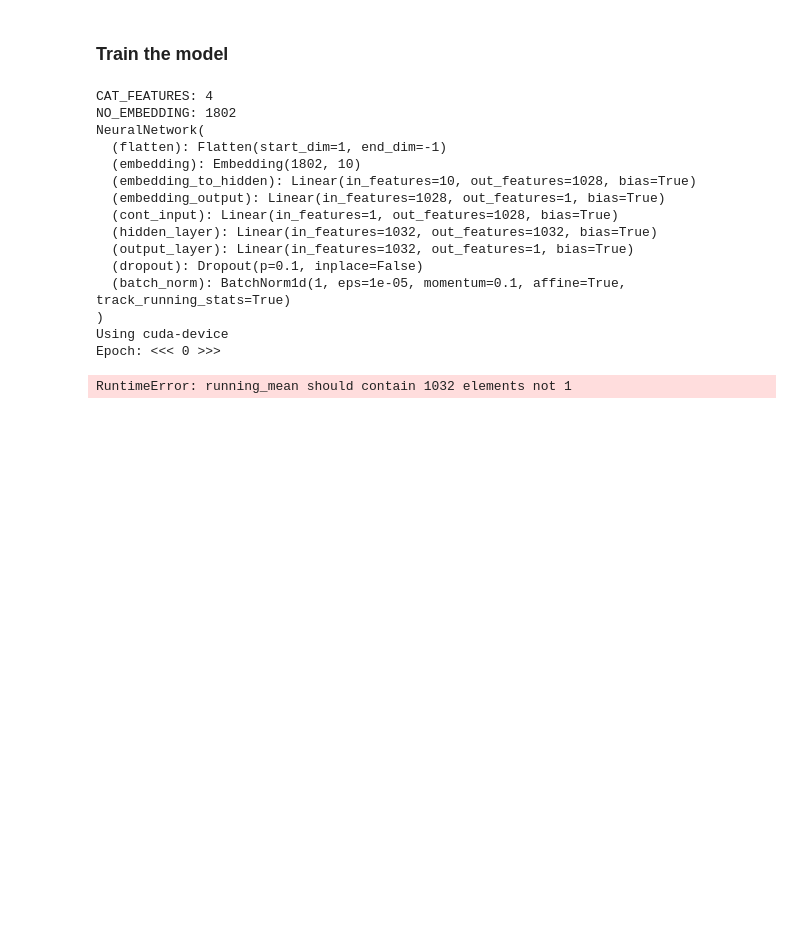
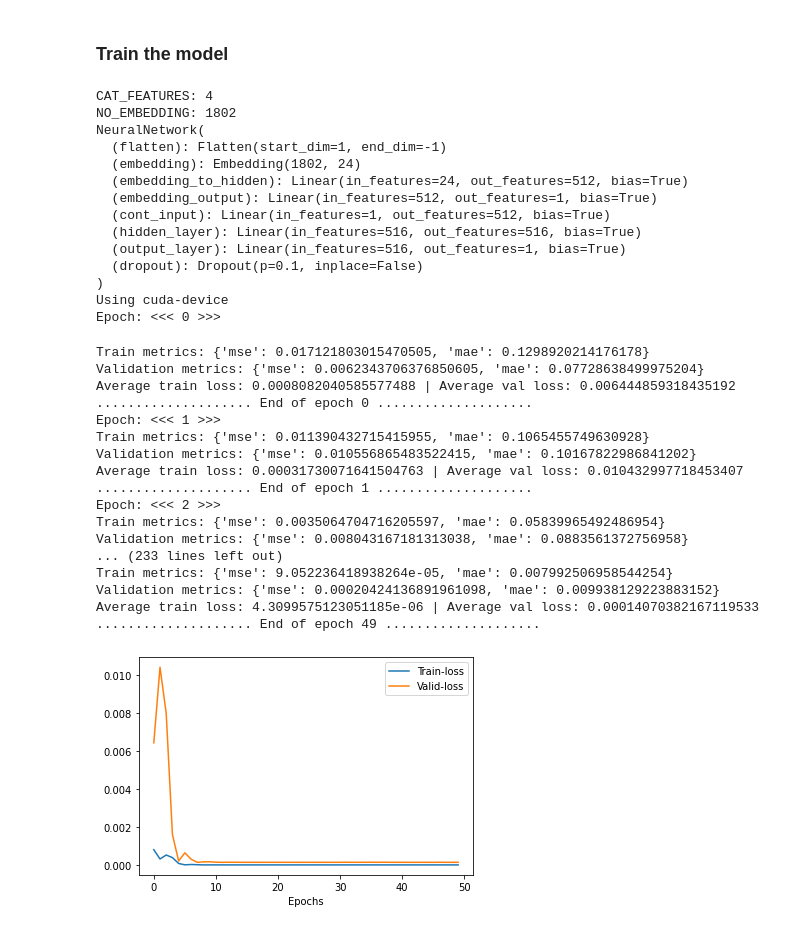
Before and after one commit to gilberto-BE/TokyoStockEx, a Jupyter notebook: notebooks/ML ALL STOCKS.ipynb, the cells around one changed output. Saved outputs shown, nothing was run; the diff lists cells and outputs as text; code cells hidden in the pictures; blank space fills up the shorter version.

```diff
--- a/notebooks/ML ALL STOCKS.ipynb
+++ b/notebooks/ML ALL STOCKS.ipynb
@@ -183,55 +176,71 @@ from sklearn.impute import SimpleImputer
 
 
 imp = SimpleImputer(missing_values=np.nan, strategy='mean')
-batch_size = 64
+batch_size = 128
 train_dataloader = get_loader(x=xtrain, y=ytrain, batch_size=batch_size, x_cat=df_train_cat.to_numpy())
 val_dataloader = get_loader(x=xval, y=yval, batch_size=batch_size, x_cat=df_val_cat.to_numpy())
 
 
 CAT_FEATURES = cat.shape[1]
 print('CAT_FEATURES:', CAT_FEATURES)
-EMBEDDING_DIM = 10
+EMBEDDING_DIM = 24
 NO_EMBEDDING = 2 * len(df_train_cat)
 print('NO_EMBEDDING:', NO_EMBEDDING)
 
 # cat_features = cat_features * embedding_dim
 # print('in_features:', xtrain.shape[1] + cat_features)
 
 model = NeuralNetwork(
     in_features=xtrain.shape[1],
-    units=1028,
+    units=512,
     out_features=1,
     categorical_dim=CAT_FEATURES,
     no_embedding=NO_EMBEDDING,
     emb_dim=EMBEDDING_DIM,
-    n_blocks=20
+    n_blocks=50
 )
 
 print(model)
 
 torch.autograd.set_detect_anomaly(True)
-trainer = Trainer(model, lr=3.3e-6)
+trainer = Trainer(model, lr=1.3e-6)
 trainer.fit_epochs(
     train_dataloader,
     val_dataloader,
     use_cyclic_lr=True,
     x_cat=True,
-    epochs=25
+    epochs=50
 )
 # %% [output]
 CAT_FEATURES: 4
 NO_EMBEDDING: 1802
 NeuralNetwork(
   (flatten): Flatten(start_dim=1, end_dim=-1)
-  (embedding): Embedding(1802, 10)
-  (embedding_to_hidden): Linear(in_features=10, out_features=1028, bias=True)
-  (embedding_output): Linear(in_features=1028, out_features=1, bias=True)
-  (cont_input): Linear(in_features=1, out_features=1028, bias=True)
-  (hidden_layer): Linear(in_features=1032, out_features=1032, bias=True)
-  (output_layer): Linear(in_features=1032, out_features=1, bias=True)
+  (embedding): Embedding(1802, 24)
+  (embedding_to_hidden): Linear(in_features=24, out_features=512, bias=True)
+  (embedding_output): Linear(in_features=512, out_features=1, bias=True)
+  (cont_input): Linear(in_features=1, out_features=512, bias=True)
+  (hidden_layer): Linear(in_features=516, out_features=516, bias=True)
+  (output_layer): Linear(in_features=516, out_features=1, bias=True)
   (dropout): Dropout(p=0.1, inplace=False)
-  (batch_norm): BatchNorm1d(1, eps=1e-05, momentum=0.1, affine=True, track_running_stats=True)
 )
 Using cuda-device
 Epoch: <<< 0 >>>
-RuntimeError: running_mean should contain 1032 elements not 1
+Train metrics: {'mse': 0.017121803015470505, 'mae': 0.1298920214176178}
+Validation metrics: {'mse': 0.0062343706376850605, 'mae': 0.07728638499975204}
+Average train loss: 0.0008082040585577488 | Average val loss: 0.006444859318435192
+.................... End of epoch 0 ....................
+Epoch: <<< 1 >>>
+Train metrics: {'mse': 0.011390432715415955, 'mae': 0.1065455749630928}
+Validation metrics: {'mse': 0.010556865483522415, 'mae': 0.10167822986841202}
+Average train loss: 0.00031730071641504763 | Average val loss: 0.010432997718453407
+.................... End of epoch 1 ....................
+Epoch: <<< 2 >>>
+Train metrics: {'mse': 0.0035064704716205597, 'mae': 0.05839965492486954}
+Validation metrics: {'mse': 0.008043167181313038, 'mae': 0.0883561372756958}
+... (233 lines left out)
+Train metrics: {'mse': 9.052236418938264e-05, 'mae': 0.007992506958544254}
+Validation metrics: {'mse': 0.00020424136891961098, 'mae': 0.009938129223883152}
+Average train loss: 4.3099575123051185e-06 | Average val loss: 0.00014070382167119533
+.................... End of epoch 49 ....................
+[figure, added]
```
Also changed, not shown: parts of 4 cells of this notebook, 2 other files.
